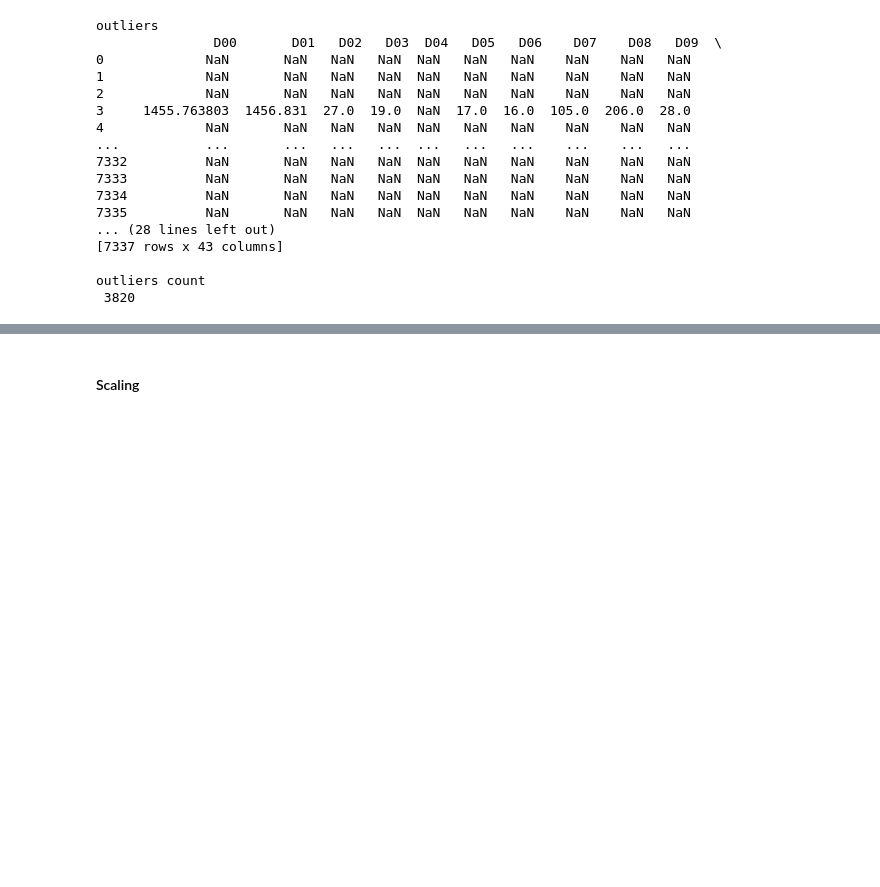
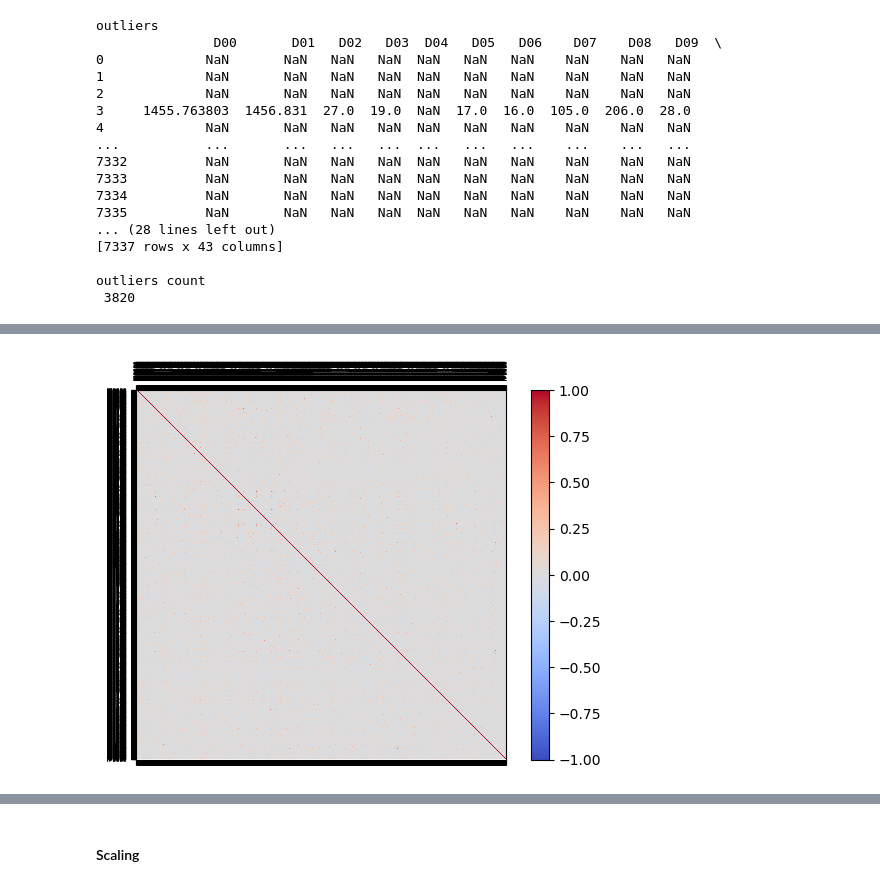
Before and after one commit to bodeborder/fcul-machine-learning, a Jupyter notebook: 3trabalho/AA_3rd_HomeAssignment_G33.ipynb, the cells around one changed output, grey strips where cells are left out. Cells and saved outputs as stored; diff of their text form; code cells hidden in the pictures; blank space fills up the shorter version.

```diff
--- a/3trabalho/AA_3rd_HomeAssignment_G33.ipynb
+++ b/3trabalho/AA_3rd_HomeAssignment_G33.ipynb
@@ -244,0 +487,8 @@ Name: Target, dtype: float64
+# %%
+#Draws a correlation matrix between FP pairs
+
+#How much each attribute correlates with each other
+corr_matrix_FPs = df_X_train_FP.corr()
+draw_correlation_matrix (corr_matrix_FPs, df_X_train_FP.columns)
+# %% [output]
+[figure, added]
```
Also changed, not shown: parts of 37 cells of this notebook.
